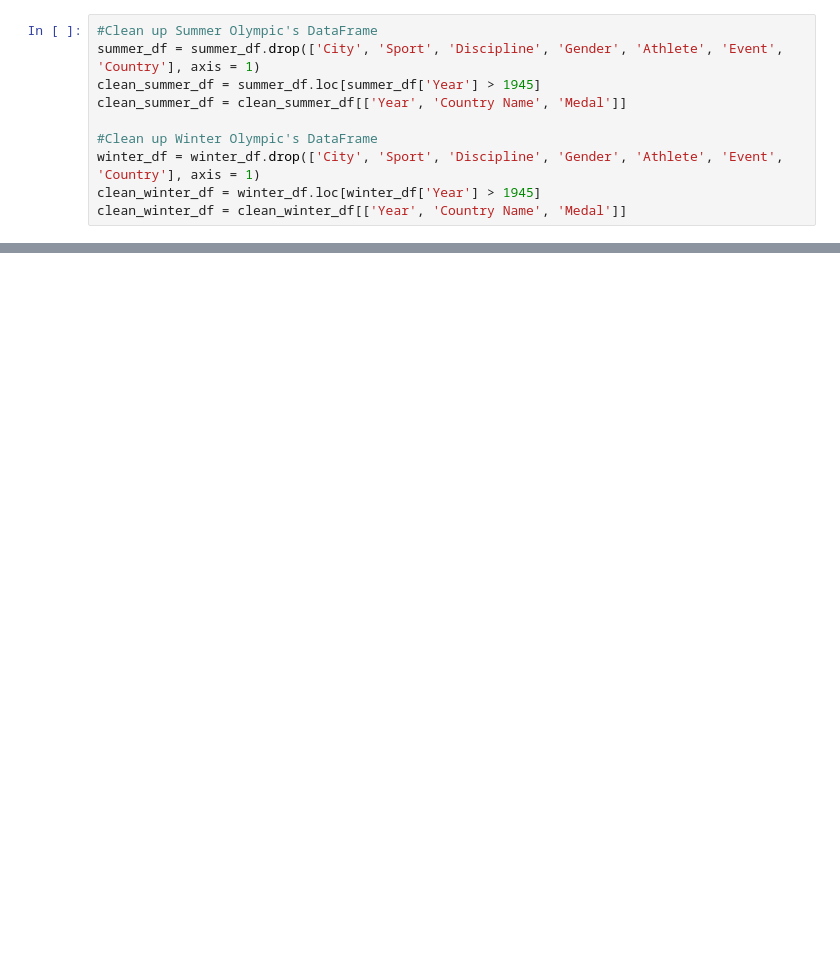
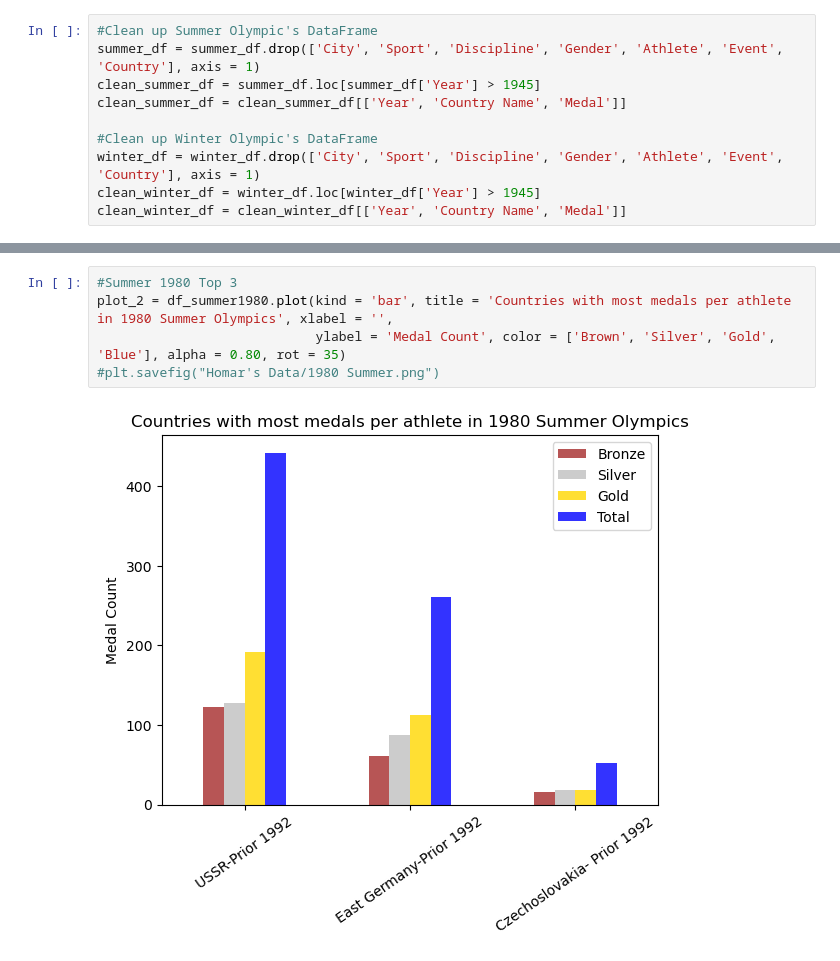
Before and after one commit to HomarOrtiz/project_1, a Jupyter notebook: Homar/Homar.ipynb, the cells around one changed output, grey strips where cells are left out. Saved outputs shown, nothing was run; the diff lists cells and outputs as text; blank space fills up the shorter version.

```diff
--- a/Homar/Homar.ipynb
+++ b/Homar/Homar.ipynb
@@ -293,0 +257,7 @@ TypeError: 'DataFrame' object is not callable
+# %%
+#Summer 1980 Top 3
+plot_2 = df_summer1980.plot(kind = 'bar', title = 'Countries with most medals per athlete in 1980 Summer Olympics', xlabel = '',
+                            ylabel = 'Medal Count', color = ['Brown', 'Silver', 'Gold', 'Blue'], alpha = 0.80, rot = 35)
+#plt.savefig("Homar's Data/1980 Summer.png")
+# %% [output]
+[figure, added]
```
Also changed, not shown: parts of 18 cells of this notebook, 14 other files.
